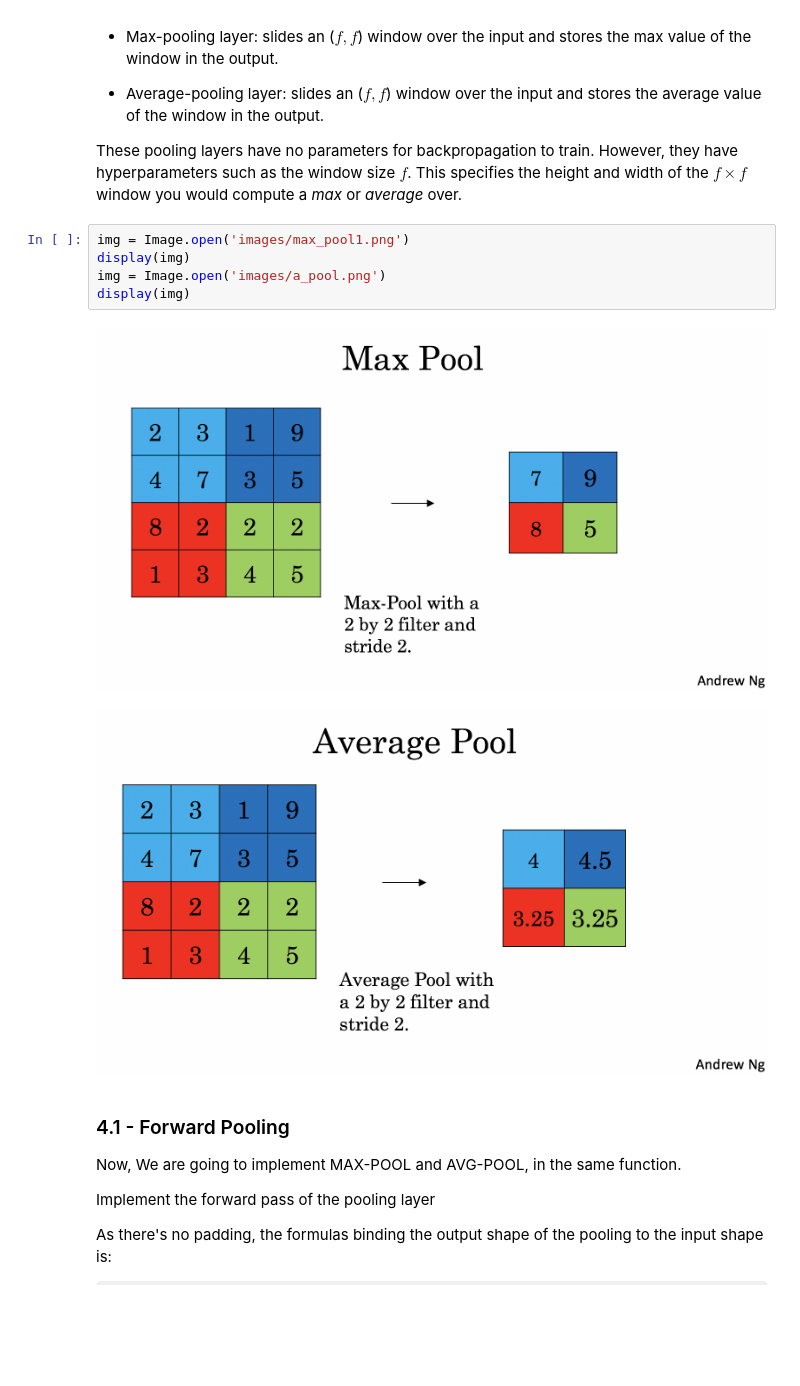
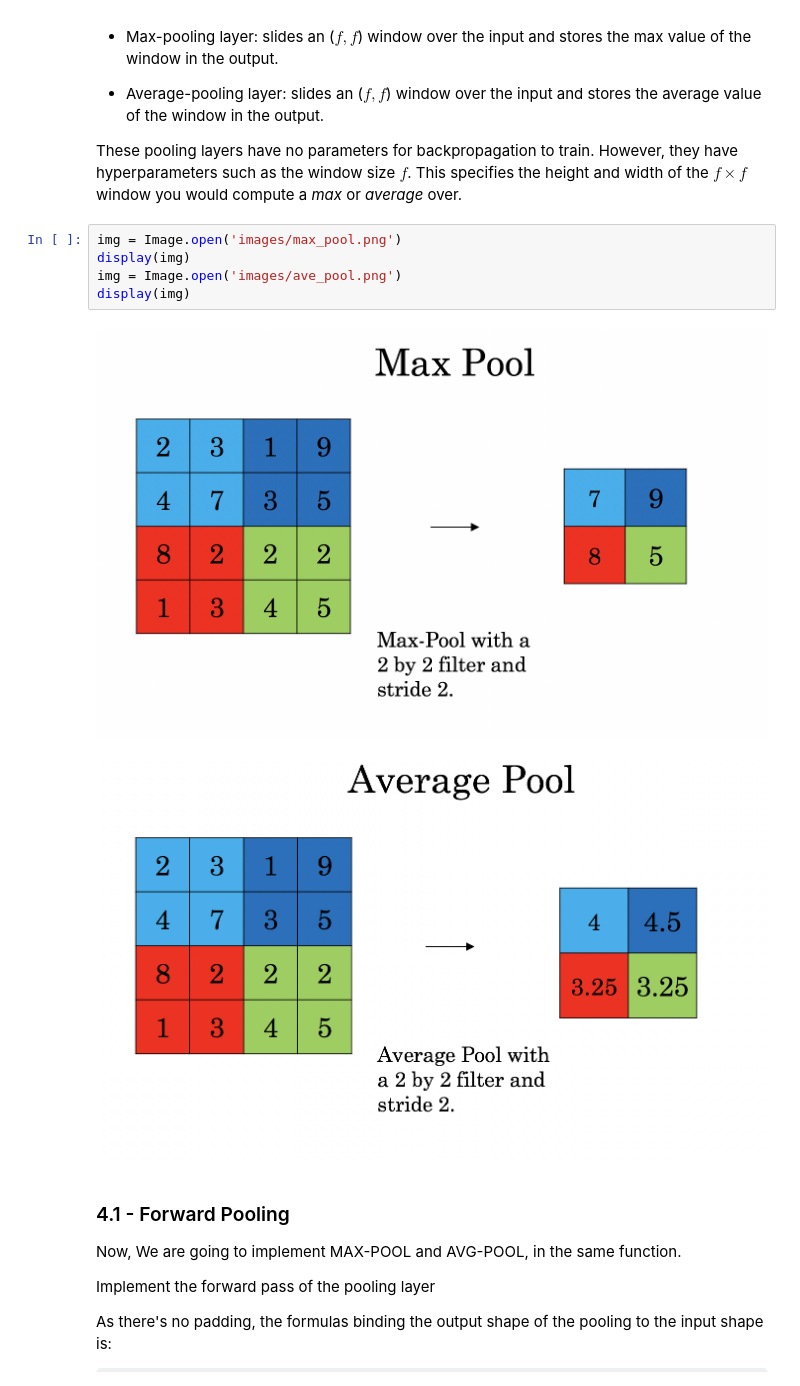
Before and after one commit to akshaymali046/Hand-Gesture-Recognition-using-Convolutional-Neural-Network, a Jupyter notebook: Convolution_model_Step_by_Step_v1.ipynb, the cells around one changed output. Cells and saved outputs as stored; diff of their text form; some formulas as TeX source; blank space fills up the shorter version.

```diff
--- a/Convolution_model_Step_by_Step_v1.ipynb
+++ b/Convolution_model_Step_by_Step_v1.ipynb
@@ -378,13 +378,13 @@ The pooling (POOL) layer reduces the height and width of the input. It helps red
 
 These pooling layers have no parameters for backpropagation to train. However, they have hyperparameters such as the window size $f$. This specifies the height and width of the $f \times f$ window you would compute a *max* or *average* over.
 # %%
-img = Image.open('images/max_pool1.png')
+img = Image.open('images/max_pool.png')
 display(img)
-img = Image.open('images/a_pool.png')
+img = Image.open('images/ave_pool.png')
 display(img)
 # %% [output]
-[figure, old version]
+[figure, new version]
-[figure, old version]
+[figure, new version]
 # %% [markdown]
 
 <a name='4-1'></a>
```
Also changed, not shown: parts of 18 cells of this notebook, 7 other files.
